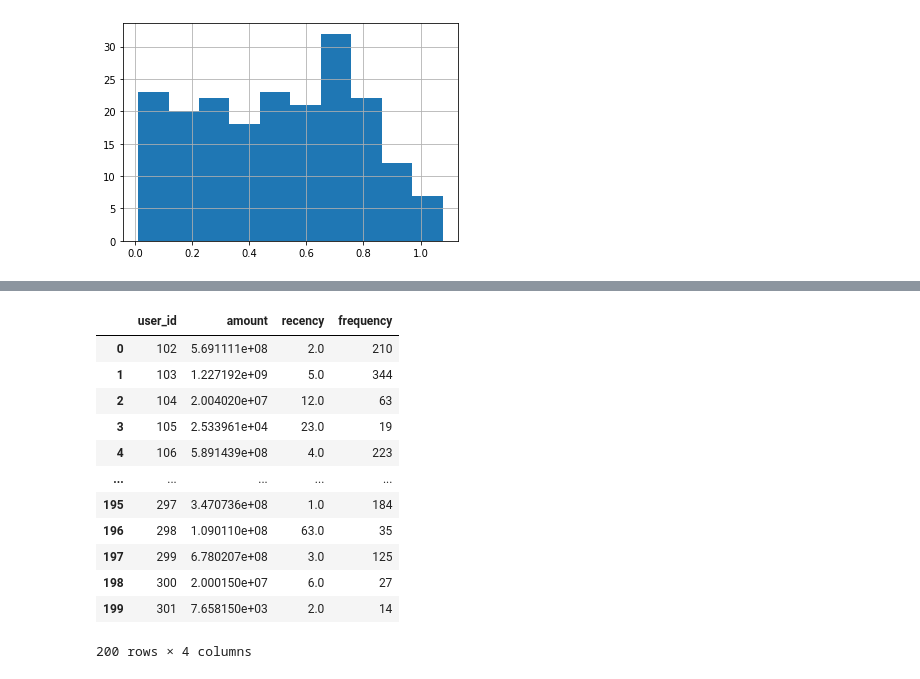
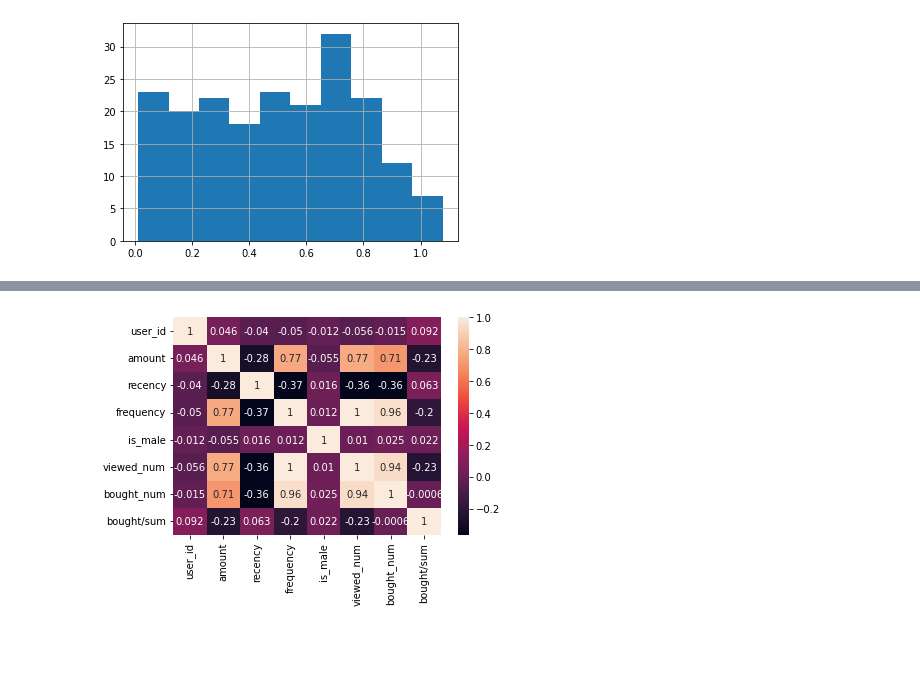
Before and after one commit to hpiotr6/Customers-Clustering, a Jupyter notebook: notebooks/preprocs.ipynb, the cells around one changed output, grey strips where cells are left out. Cells and saved outputs as stored; diff of their text form; code cells hidden in the pictures; blank space fills up the shorter version.

Commit message:
addes basic corr analysis

```diff
--- a/notebooks/preprocs.ipynb
+++ b/notebooks/preprocs.ipynb
@@ -151,19 +125,8 @@ customers = customers.merge(viewed).rename(columns={"counts":"viewed_num"})
 customers = customers.merge(bought).rename(columns={"counts":"bought_num"})
 # %%
 customers["bought/sum"] = customers.bought_num/(customers.viewed_num+customers.bought_num)
-# %%
-customers
-# %% [output]
-|  | user_id | amount | recency | frequency |
-| 0 | 102 | 5.691111e+08 | 2.0 | 210 |
-| 1 | 103 | 1.227192e+09 | 5.0 | 344 |
-| 2 | 104 | 2.004020e+07 | 12.0 | 63 |
-| 3 | 105 | 2.533961e+04 | 23.0 | 19 |
-| 4 | 106 | 5.891439e+08 | 4.0 | 223 |
-| ... | ... | ... | ... | ... |
-| 195 | 297 | 3.470736e+08 | 1.0 | 184 |
-| 196 | 298 | 1.090110e+08 | 63.0 | 35 |
-| 197 | 299 | 6.780207e+08 | 3.0 | 125 |
-| 198 | 300 | 2.000150e+07 | 6.0 | 27 |
-| 199 | 301 | 7.658150e+03 | 2.0 | 14 |
-200 rows × 4 columns
+# %%
+import seaborn as sns
+sns.heatmap(customers.corr(),annot=True);
+# %% [output]
+[figure, added]
```
Also changed, not shown: parts of 4 cells of this notebook, 2 other files.
